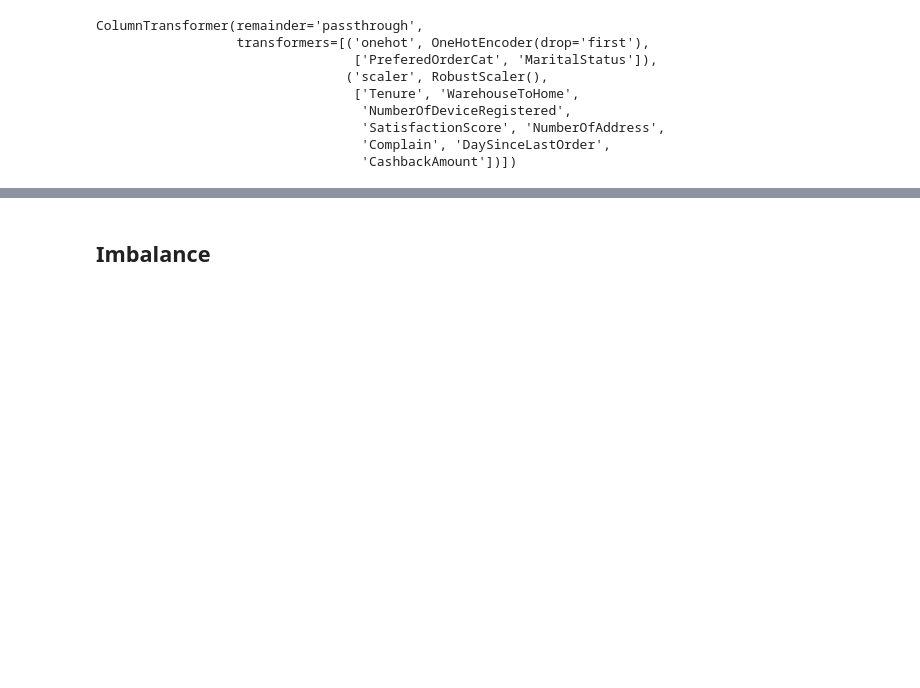
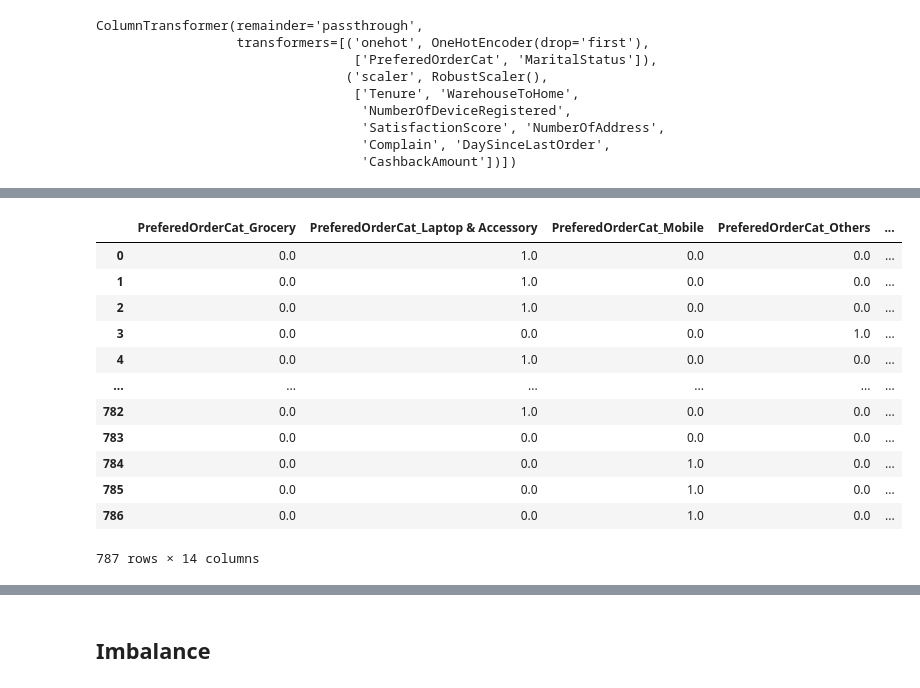
Before and after one commit to faniindriyaningsih24/ML_Predict_ECommerce_Customer_Churn, a Jupyter notebook: Ecommerce_Customer_Churn_Clasification.ipynb, the cells around one changed output, grey strips where cells are left out. Cells and saved outputs as stored; diff of their text form; code cells hidden in the pictures; blank space fills up the shorter version.

```diff
--- a/Ecommerce_Customer_Churn_Clasification.ipynb
+++ b/Ecommerce_Customer_Churn_Clasification.ipynb
@@ -1033,3 +855,3 @@ ColumnTransformer(remainder='passthrough',
 # %%
-# X_train_prep = pd.DataFrame(transformer.transform(X_train))
-# X_test_prep = pd.DataFrame(transformer.transform(X_test))
+X_train_prep = pd.DataFrame(transformer.transform(X_train))
+X_test_prep = pd.DataFrame(transformer.transform(X_test))
@@ -1046,3 +902,3 @@ ColumnTransformer(remainder='passthrough',
 # %%
-# features = list(transformer.transformers_[0][1].get_feature_names_out())+transformer.transformers_[1][2]
-# features
+features = list(transformer.transformers_[0][1].get_feature_names_out())+transformer.transformers_[1][2]
+features
@@ -1049,3 +920,3 @@ ColumnTransformer(remainder='passthrough',
 # %%
-# X_train_prep.columns = features
-# X_test_prep.columns = features
+X_train_prep.columns = features
+X_test_prep.columns = features
@@ -1105,0 +923,16 @@ ColumnTransformer(remainder='passthrough',
+# %%
+X_test_prep
+# %% [output]
+|  | PreferedOrderCat_Grocery | PreferedOrderCat_Laptop & Accessory | PreferedOrderCat_Mobile | PreferedOrderCat_Others | ... |
+| 0 | 0.0 | 1.0 | 0.0 | 0.0 | ... |
+| 1 | 0.0 | 1.0 | 0.0 | 0.0 | ... |
+| 2 | 0.0 | 1.0 | 0.0 | 0.0 | ... |
+| 3 | 0.0 | 0.0 | 0.0 | 1.0 | ... |
+| 4 | 0.0 | 1.0 | 0.0 | 0.0 | ... |
+| ... | ... | ... | ... | ... | ... |
+| 782 | 0.0 | 1.0 | 0.0 | 0.0 | ... |
+| 783 | 0.0 | 0.0 | 0.0 | 0.0 | ... |
+| 784 | 0.0 | 0.0 | 1.0 | 0.0 | ... |
+| 785 | 0.0 | 0.0 | 1.0 | 0.0 | ... |
+| 786 | 0.0 | 0.0 | 1.0 | 0.0 | ... |
+787 rows × 14 columns
```
Also changed, not shown: parts of 95 cells of this notebook, 3 other files.
